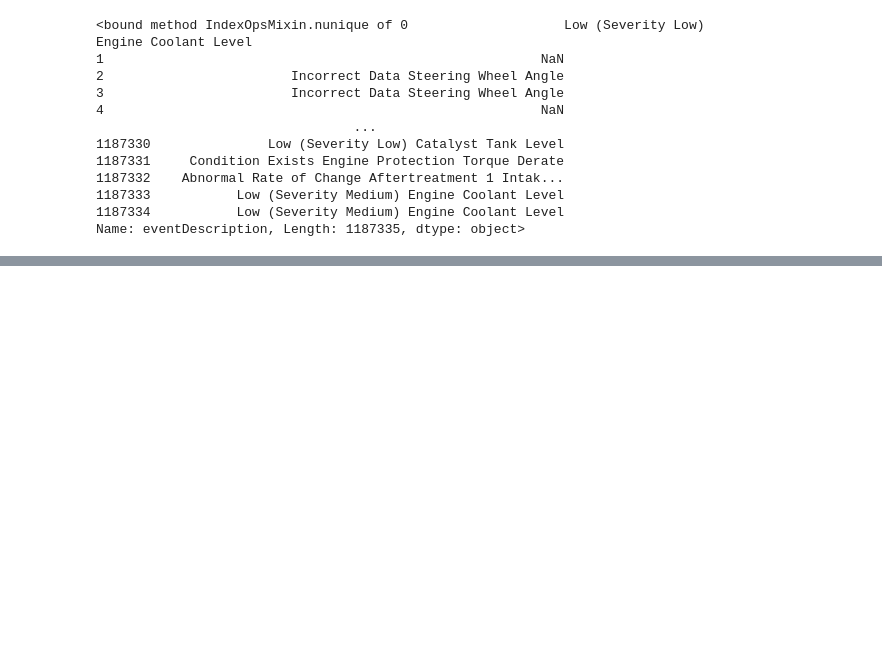
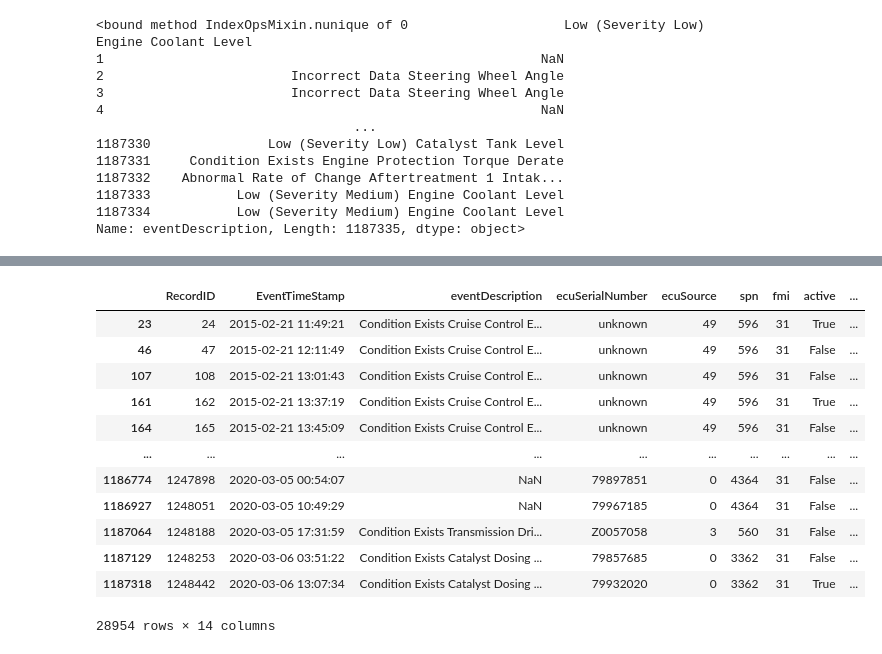
Before and after one commit to nss-data-science-cohort-5/big_g_express-domo-arigato-mr-robot, a Jupyter notebook: Data/Faults_Starts.ipynb, the cells around one changed output, grey strips where cells are left out. Saved outputs shown, nothing was run; the diff lists cells and outputs as text; code cells hidden in the pictures; blank space fills up the shorter version.

```diff
--- a/Data/Faults_Starts.ipynb
+++ b/Data/Faults_Starts.ipynb
@@ -120,0 +348,16 @@ array([ 0, 11, 49, 61,  3], dtype=int64)
+# %%
+display(faults2.loc[(faults2['spn']!=1569) & (faults2['fmi']== 31)])
+# %% [output]
+|  | RecordID | EventTimeStamp | eventDescription | ecuSerialNumber | ecuSource | spn | fmi | active | ... |
+| 23 | 24 | 2015-02-21 11:49:21 | Condition Exists Cruise Control E... | unknown | 49 | 596 | 31 | True | ... |
+| 46 | 47 | 2015-02-21 12:11:49 | Condition Exists Cruise Control E... | unknown | 49 | 596 | 31 | False | ... |
+| 107 | 108 | 2015-02-21 13:01:43 | Condition Exists Cruise Control E... | unknown | 49 | 596 | 31 | False | ... |
+| 161 | 162 | 2015-02-21 13:37:19 | Condition Exists Cruise Control E... | unknown | 49 | 596 | 31 | True | ... |
+| 164 | 165 | 2015-02-21 13:45:09 | Condition Exists Cruise Control E... | unknown | 49 | 596 | 31 | False | ... |
+| ... | ... | ... | ... | ... | ... | ... | ... | ... | ... |
+| 1186774 | 1247898 | 2020-03-05 00:54:07 | NaN | 79897851 | 0 | 4364 | 31 | False | ... |
+| 1186927 | 1248051 | 2020-03-05 10:49:29 | NaN | 79967185 | 0 | 4364 | 31 | False | ... |
+| 1187064 | 1248188 | 2020-03-05 17:31:59 | Condition Exists Transmission Dri... | Z0057058 | 3 | 560 | 31 | False | ... |
+| 1187129 | 1248253 | 2020-03-06 03:51:22 | Condition Exists Catalyst Dosing ... | 79857685 | 0 | 3362 | 31 | False | ... |
+| 1187318 | 1248442 | 2020-03-06 13:07:34 | Condition Exists Catalyst Dosing ... | 79932020 | 0 | 3362 | 31 | True | ... |
+28954 rows × 14 columns
```
Also changed, not shown: parts of 32 cells of this notebook.
